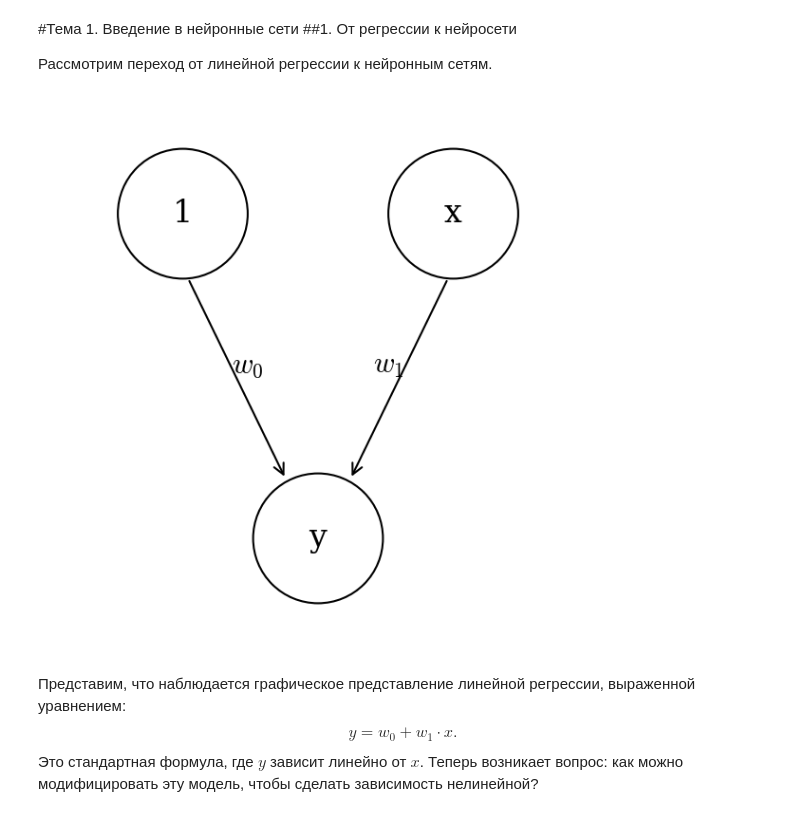
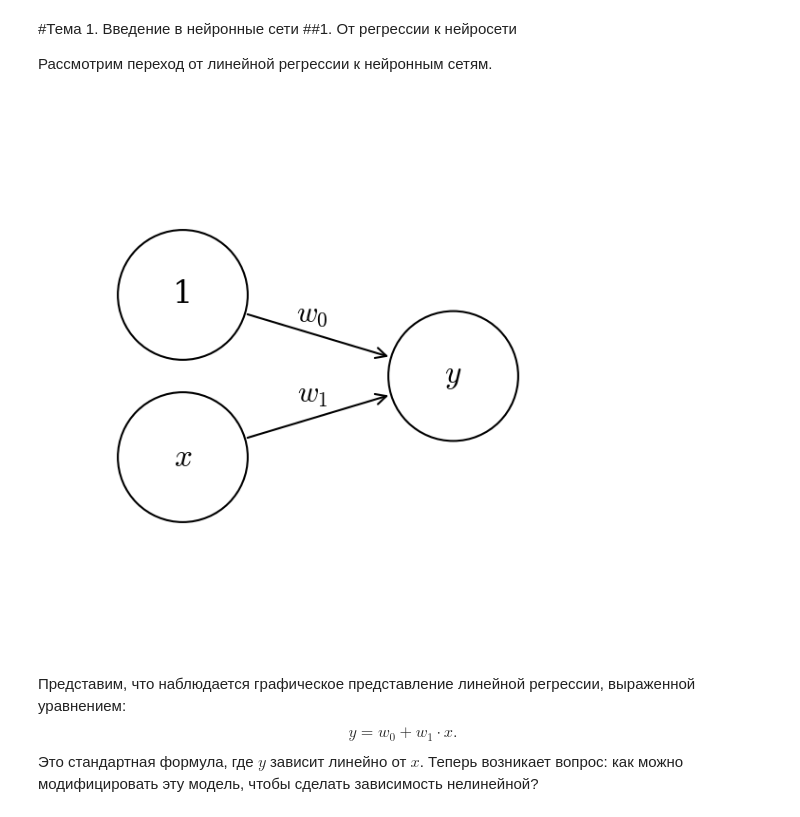
Before and after one commit to CodeHunterOfficial/ArabovMKDeep, a Jupyter notebook: DL-2026/Lecture_1/Lecture_1_Introduction_to_Neural_Networks.ipynb, the cells around one changed output. Cells and saved outputs as stored; diff of their text form; code cells hidden in the pictures.

```diff
--- a/DL-2026/Lecture_1/Lecture_1_Introduction_to_Neural_Networks.ipynb
+++ b/DL-2026/Lecture_1/Lecture_1_Introduction_to_Neural_Networks.ipynb
@@ -8,50 +8,72 @@
 # %%
 import matplotlib.pyplot as plt
 import matplotlib.patches as patches
+import numpy as np
 
 # --- НАСТРОЙКА ШРИФТОВ ---
-# Включаем красивый математический шрифт (как в LaTeX)
 plt.rcParams['mathtext.fontset'] = 'cm'
-# Или можно попробовать 'stix' для шрифта, похожего на Times New Roman
-# plt.rcParams['mathtext.fontset'] = 'stix'
 plt.rcParams['font.family'] = 'serif'
 
 # Настройка фигуры
-fig, ax = plt.subplots(figsize=(6, 6))
+fig, ax = plt.subplots(figsize=(8, 6))
 ax.set_xlim(0, 10)
 ax.set_ylim(0, 10)
 ax.axis('off')
 
 # Параметры
 radius = 1.2
 lw = 1.5
 
+# Координаты центров
+c1 = (2.5, 6.5)
+c2 = (2.5, 3.5)
+cy = (7.5, 5.0)
+
 # --- 1. Круги ---
-ax.add_patch(patches.Circle((2.5, 8), radius, fill=False, edgecolor='black', linewidth=lw))
-ax.add_patch(patches.Circle((7.5, 8), radius, fill=False, edgecolor='black', linewidth=lw))
-ax.add_patch(patches.Circle((5, 2), radius, fill=False, edgecolor='black', linewidth=lw))
+ax.add_patch(patches.Circle(c1, radius, fill=False, edgecolor='black', linewidth=lw))
+ax.add_patch(patches.Circle(c2, radius, fill=False, edgecolor='black', linewidth=lw))
+ax.add_patch(patches.Circle(cy, radius, fill=False, edgecolor='black', linewidth=lw))
 
 # --- 2. Текст в кругах ---
-ax.text(2.5, 8, '1', ha='center', va='center', fontsize=24)
-ax.text(7.5, 8, 'x', ha='center', va='center', fontsize=24)
-ax.text(5, 2, 'y', ha='center', va='center', fontsize=24)
+ax.text(c1[0], c1[1], '1', ha='center', va='center', fontsize=24)
+ax.text(c2[0], c2[1], r'$x$', ha='center', va='center', fontsize=24)
+ax.text(cy[0], cy[1], r'$y$', ha='center', va='center', fontsize=24)
 
-# --- 3. Стрелки ---
-ax.annotate('', xy=(4.4, 3.1), xytext=(2.6, 6.8),
+# --- 3. Стрелки (расчет координат на границах кругов) ---
+def get_edge_point(center, target, r):
+    """Возвращает точку на границе круга center в направлении target."""
+    dx = target[0] - center[0]
+    dy = target[1] - center[1]
+    dist = np.hypot(dx, dy)
+    return (center[0] + dx / dist * r, center[1] + dy / dist * r)
+
+# Точки на границах
+start1 = get_edge_point(c1, cy, radius)
+end1 = get_edge_point(cy, c1, radius)
+
+start2 = get_edge_point(c2, cy, radius)
+end2 = get_edge_point(cy, c2, radius)
+
+# Сами стрелки
+ax.annotate('', xy=end1, xytext=start1,
             arrowprops=dict(arrowstyle='->', lw=lw, color='black', mutation_scale=20))
-ax.annotate('', xy=(5.6, 3.1), xytext=(7.4, 6.8),
+ax.annotate('', xy=end2, xytext=start2,
             arrowprops=dict(arrowstyle='->', lw=lw, color='black', mutation_scale=20))
 
 # --- 4. Красивые формулы (веса) ---
-# Используем математический режим $...$ с курсивным шрифтом
-ax.text(3.7, 5.2, r'$w_0$', ha='center', va='center', fontsize=22)
-ax.text(6.3, 5.2, r'$w_1$', ha='center', va='center', fontsize=22)
+# Центры стрелок для подписей
+mid1 = ((start1[0] + end1[0]) / 2, (start1[1] + end1[1]) / 2)
+mid2 = ((start2[0] + end2[0]) / 2, (start2[1] + end2[1]) / 2)
+
+# Сдвигаем подписи перпендикулярно стрелкам
+ax.text(mid1[0] - 0.1, mid1[1] + 0.4, r'$w_0$', ha='center', va='center', fontsize=22)
+ax.text(mid2[0] - 0.1, mid2[1] + 0.4, r'$w_1$', ha='center', va='center', fontsize=22)
 
 ax.set_aspect('equal')
 plt.tight_layout()
 plt.show()
 # %% [output]
-[figure, old version]
+[figure, new version]
 # %% [markdown]
  Представим, что наблюдается графическое представление линейной регрессии, выраженной уравнением:
 $$y = w_0 + w_1 \cdot x.$$
```
Also changed, not shown: parts of 4 cells of this notebook.
